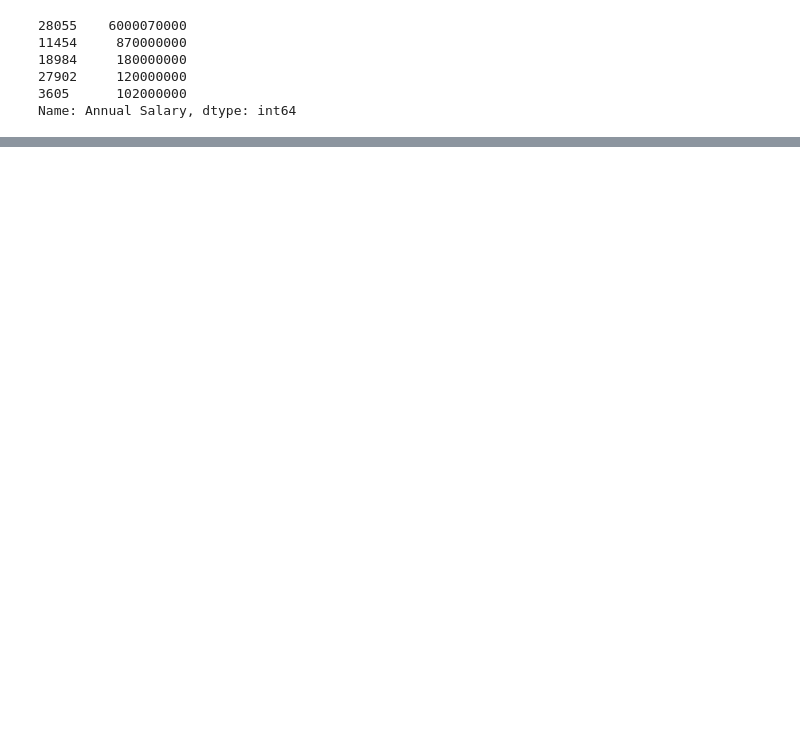
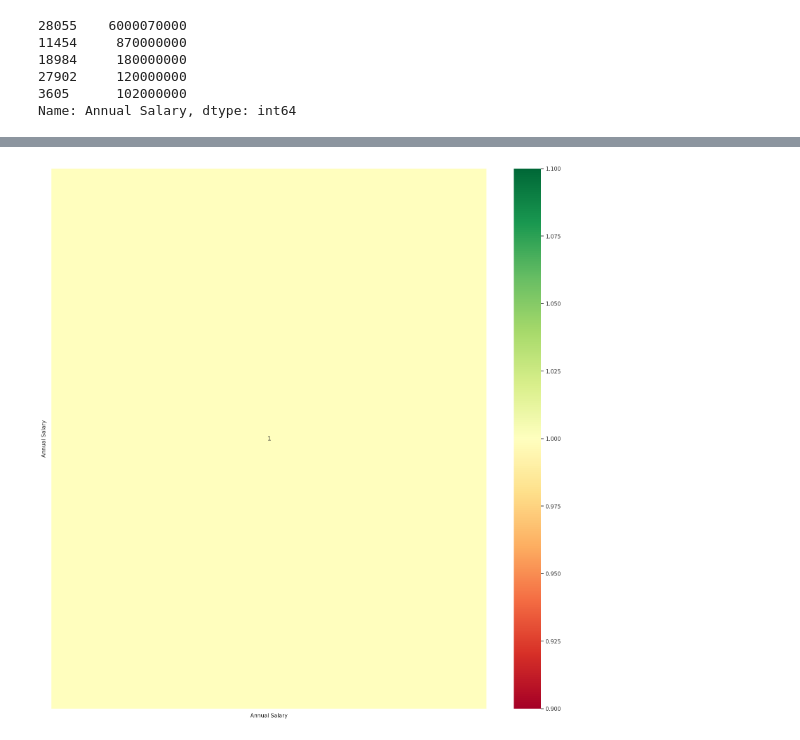
Before and after one commit to CCT-Dublin/ca-1-NataliProhorova, a Jupyter notebook: Salary_survey_2021.ipynb, the cells around one changed output, grey strips where cells are left out. Cells and saved outputs as stored; diff of their text form; code cells hidden in the pictures; blank space fills up the shorter version.

```diff
--- a/Salary_survey_2021.ipynb
+++ b/Salary_survey_2021.ipynb
@@ -500,0 +506,7 @@ Series([], Name: Annual Salary, dtype: int64)
+# %%
+#assuming ,Annual salary can not be less then 10 000 , filter and drop  relevant rows
+Salary_dupl_rows_df = df[(df.duplicated(subset=['Annual Salary'], keep=False)) & (df['Annual Salary'].astype(str).isin(['1', '00', '0'])) | (df['Annual Salary'] <= 10000)]
+
+# Drop duplicate rows
+
+df = df.drop(Salary_dupl_rows_df.index)
@@ -500,0 +528,4 @@ Series([], Name: Annual Salary, dtype: int64)
+# %%
+
+# make   all upper
+df['Currency'] = df['Currency'].str.upper()
@@ -500,0 +538,6 @@ Series([], Name: Annual Salary, dtype: int64)
+# %%
+# Identify duplicate rows where 'Currency' is 'OTHER'
+duplicate_rows_df = df[df.duplicated(subset=['Currency'], keep=False) & (df['Currency'] == 'OTHER')]
+
+# Drop duplicate rows
+df = df.drop(duplicate_rows_df.index)
@@ -537,0 +689,15 @@ Salary_survey_0.ipynb was last run on: November 03, 2024, 01:11:28
+# %%
+import pandas as pd
+import numpy as np
+import seaborn as sns
+data = filtered_df = df[df['Country'] == 'USA']
+X = data.iloc[:,0:20]  #independent columns
+y = data.iloc[:,-1]    #target column i.e price range
+#get correlations of each features in dataset
+corrmat = data.corr()
+top_corr_features = corrmat.index
+plt.figure(figsize=(20,20))
+#plot heat map
+g=sns.heatmap(data[top_corr_features].corr(),annot=True,cmap="RdYlGn")
+# %% [output]
+[figure, added]
```
Also changed, not shown: parts of 70 cells of this notebook.
